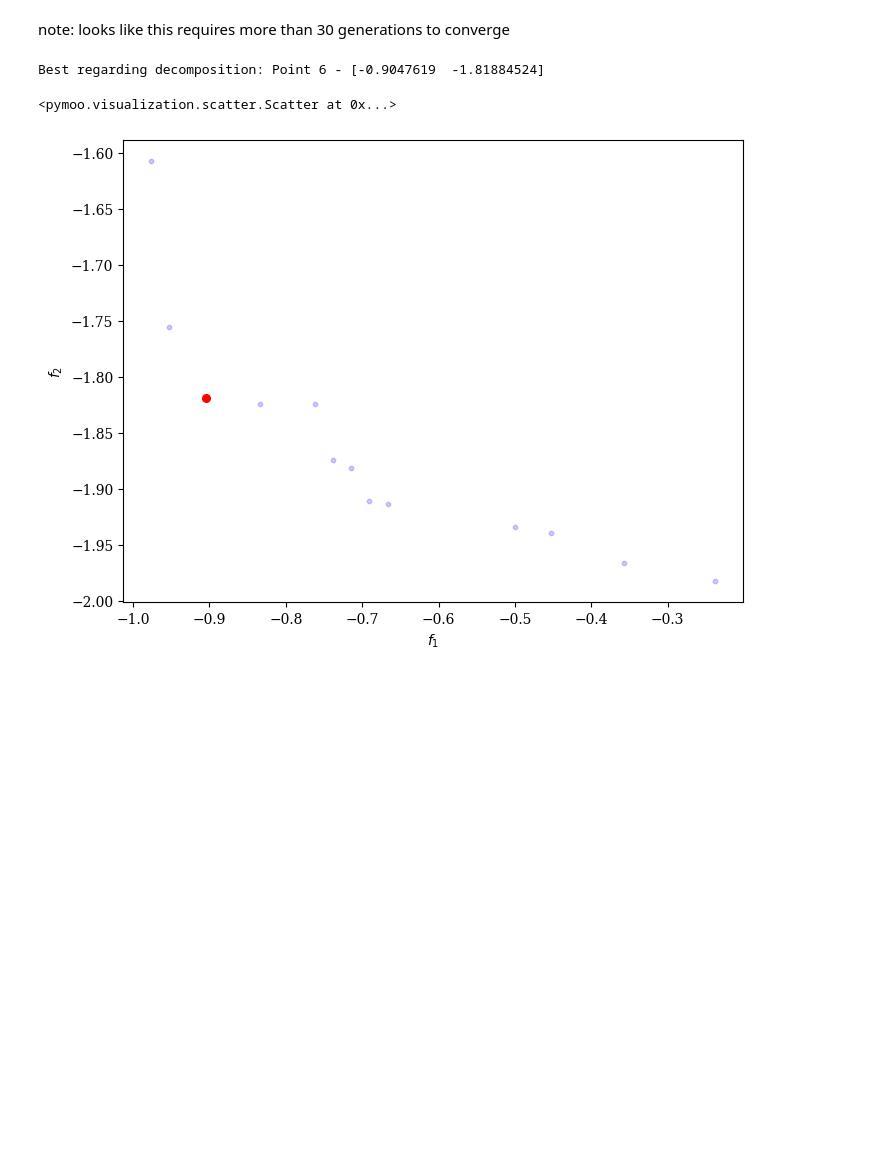
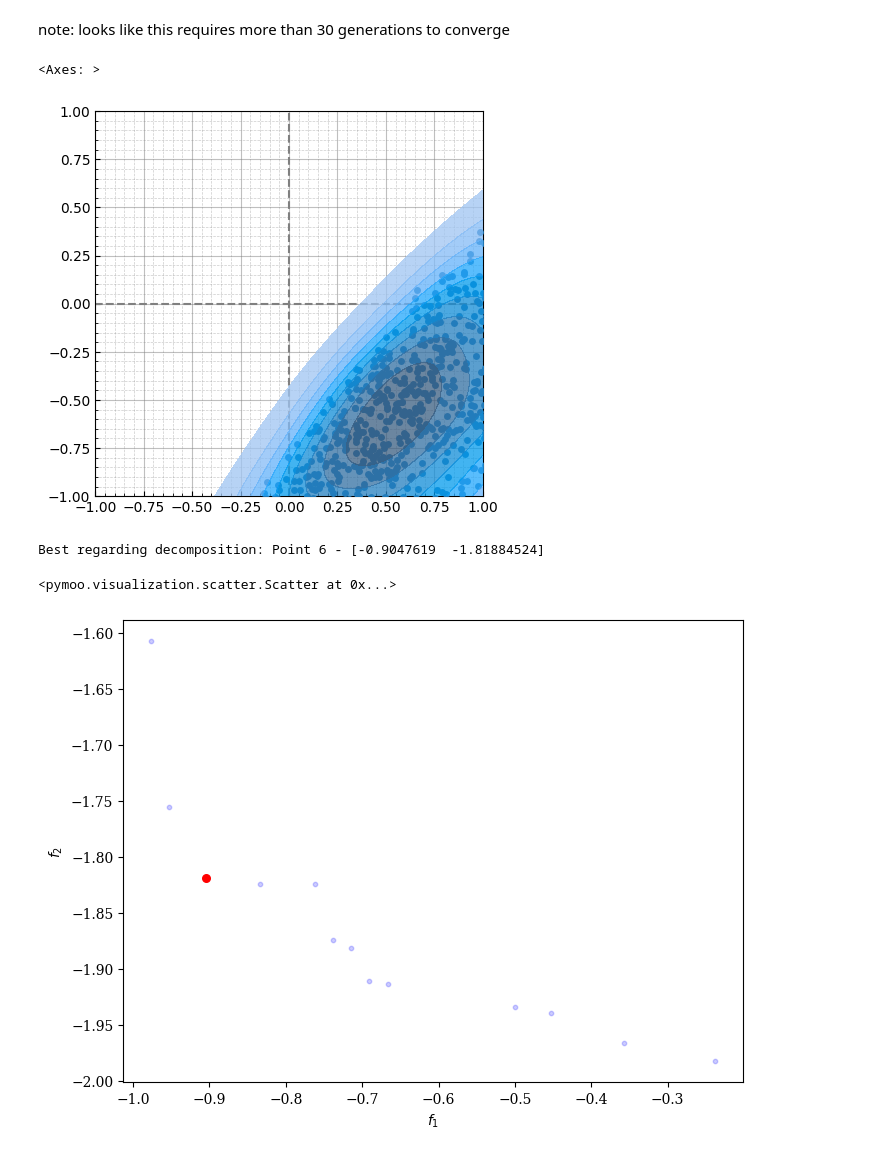
Before and after one commit to MitchellAcoustics/J2401_JASA_SSID-Single-Index, a Jupyter notebook: notebooks/TargetOptimization.ipynb, the cells around one changed output. Saved outputs shown, nothing was run; the diff lists cells and outputs as text; code cells hidden in the pictures; blank space fills up the shorter version.

```diff
--- a/notebooks/TargetOptimization.ipynb
+++ b/notebooks/TargetOptimization.ipynb
@@ -484,0 +478,20 @@ with Recorder(Video("park_nsga2.mp4")) as rec:
+# %%
+weights = np.array([0.32, 0.68])
+decomp = ASF()
+park_I = decomp(park_res.history[0].pop.get("F"), weights).argmin()
+park_X = park_res.history[0].pop.get("X")[park_I]
+park_tgt = MultiSkewNorm()
+park_tgt.define_dp(
+    np.array([park_X[0], park_X[1]]),
+    np.array([[park_X[2], park_X[4]], [park_X[4], park_X[3]]]),
+    np.array([park_X[5], park_X[6]]),
+)
+park_tgt.sample()
+sspy.plotting.density(
+    x=park_tgt.sample_data[:,0],
+    y=park_tgt.sample_data[:,1],
+    title="",
+)
+# %% [output]
+<Axes: >
+[figure, added]
```
Also changed, not shown: parts of 3 cells of this notebook, 26 other files.
